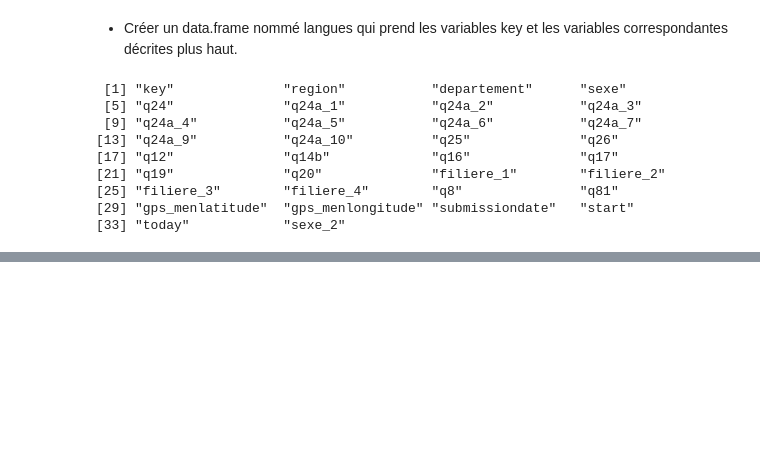
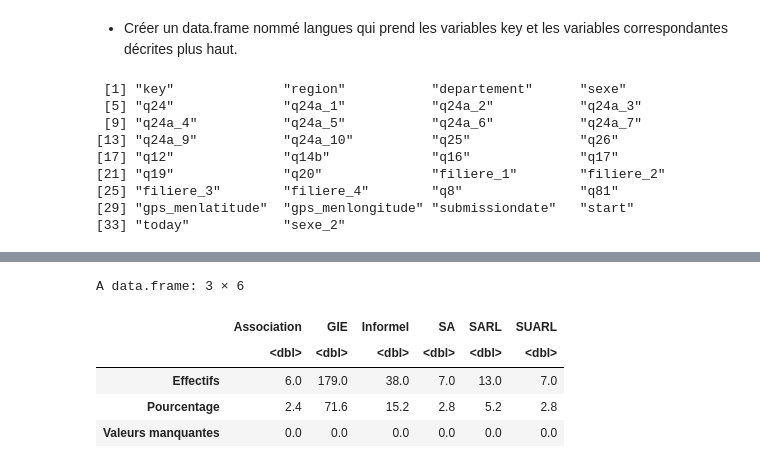
Before and after one commit to Mafieuu/ISE1_Cours-R-exploration-de-donnees, a Jupyter notebook: script/main.ipynb, the cells around one changed output, grey strips where cells are left out. Drawn from its saved outputs; the diff is of its cells as text; code cells hidden in the pictures; blank space fills up the shorter version.

```diff
--- a/script/main.ipynb
+++ b/script/main.ipynb
@@ -97,0 +146,3 @@ ERROR: Error in parse(text = x, srcfile = src): <text>:2:0: fin d'entrée inatte
+# %%
+# Les deux data.frames ont la colonne key en commun, on vas maj projet
+projet<- merge(projet,langues,by="key")
@@ -97,0 +238,9 @@ ERROR: Error in parse(text = x, srcfile = src): <text>:2:0: fin d'entrée inatte
+# %%
+repartition("q12")
+# %% [output]
+A data.frame: 3 × 6
+|  | Association | GIE | Informel | SA | SARL | SUARL |
+|  | <dbl> | <dbl> | <dbl> | <dbl> | <dbl> | <dbl> |
+| Effectifs | 6.0 | 179.0 | 38.0 | 7.0 | 13.0 | 7.0 |
+| Pourcentage | 2.4 | 71.6 | 15.2 | 2.8 | 5.2 | 2.8 |
+| Valeurs manquantes | 0.0 | 0.0 | 0.0 | 0.0 | 0.0 | 0.0 |
```
Also changed, not shown: parts of 36 cells of this notebook.
